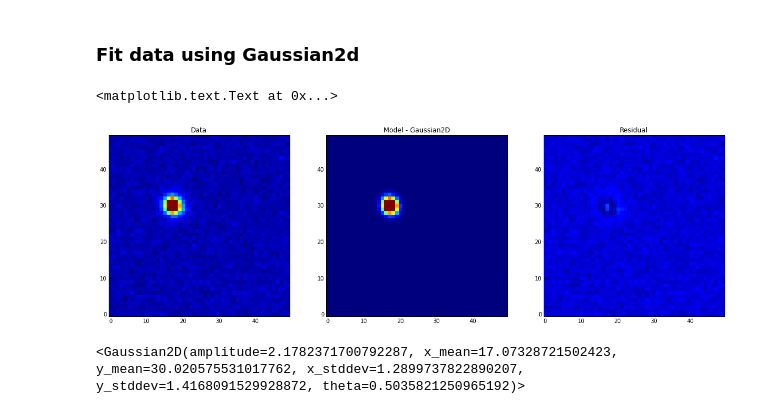
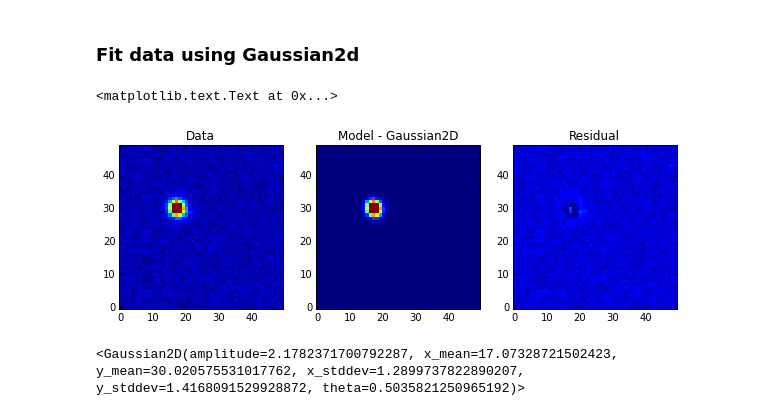
Before and after one commit to MickaelRigault/astrobject, a Jupyter notebook: notebooks/AstropyModelling.ipynb, the cells around one changed output. Cells and saved outputs as stored; diff of their text form; code cells hidden in the pictures.

```diff
--- a/notebooks/AstropyModelling.ipynb
+++ b/notebooks/AstropyModelling.ipynb
@@ -201,20 +201,20 @@ fit_p = fitting.LevMarLSQFitter()
 # %%
 p = fit_p(p_init, x, y, data)
 # %%
-plt.figure(figsize=[20,10])
+plt.figure(figsize=[10,5])
 plt.subplot(1, 3, 1)
 prop["vmax"]=1
 plt.imshow(data, **prop)
 plt.title("Data")
 plt.subplot(1, 3, 2)
 plt.imshow(p(x, y), **prop)
 plt.title("Model - Gaussian2D")
 plt.subplot(1, 3, 3)
 plt.imshow((data - p(x, y)), **prop)
 plt.title("Residual")
 # %% [output]
 <matplotlib.text.Text at 0x...>
-[figure, old version]
+[figure, new version]
 # %%
 p
 # %% [output]
```
Also changed, not shown: parts of 4 cells of this notebook.
